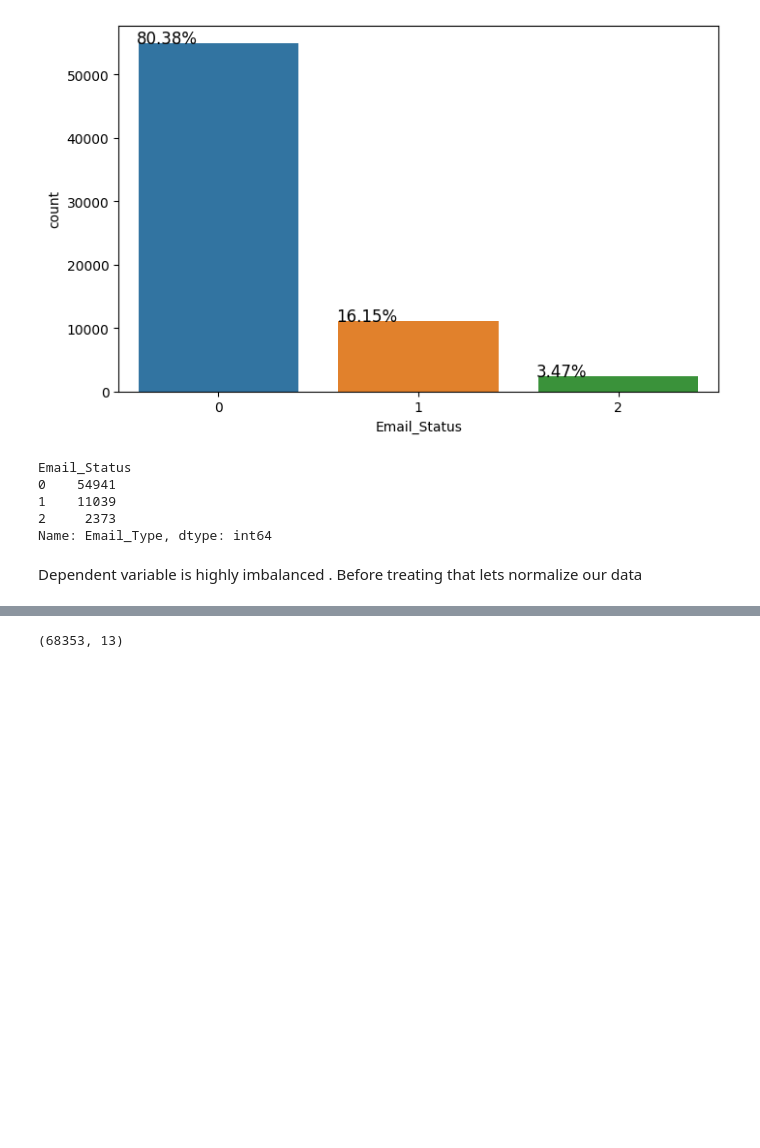
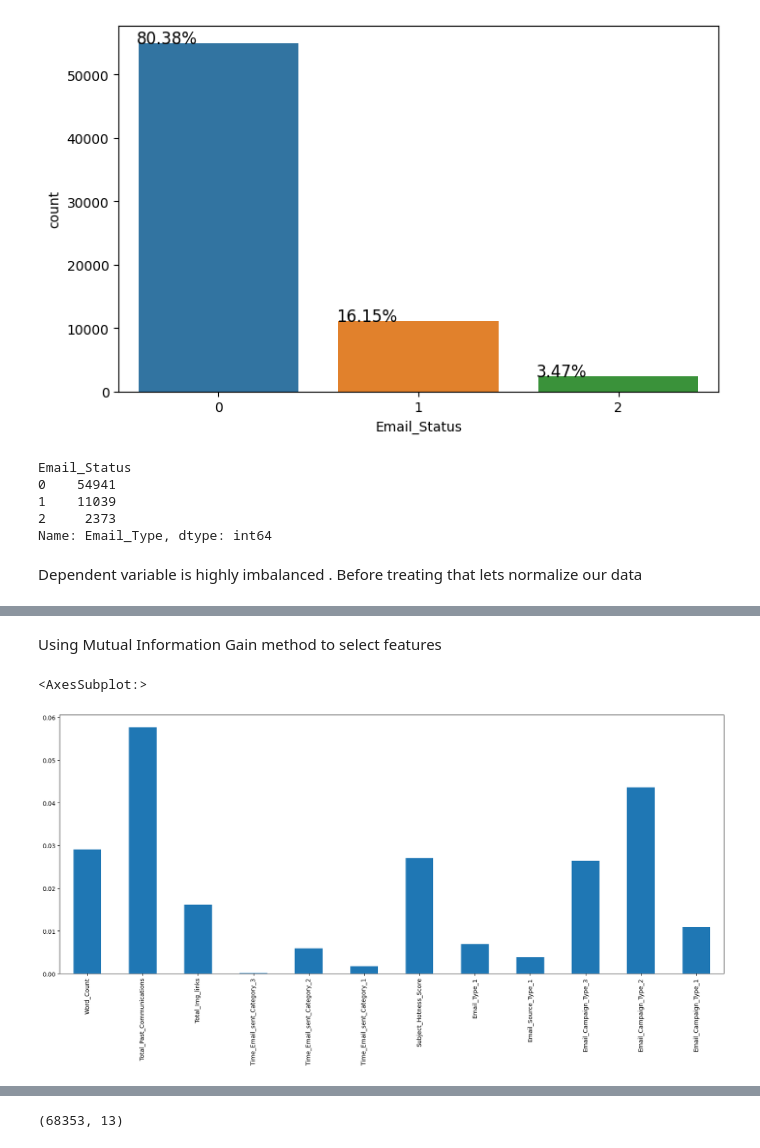
Before and after one commit to renukagore107/CAPSTONE-PROJECT-3--CLASSIFICATION, a Jupyter notebook: classification_data_email.ipynb, the cells around one changed output, grey strips where cells are left out. Cells and saved outputs as stored; diff of their text form; code cells hidden in the pictures; blank space fills up the shorter version.

```diff
--- a/classification_data_email.ipynb
+++ b/classification_data_email.ipynb
@@ -610,0 +642,11 @@ df.head(2)
+# %% [markdown]
+Using Mutual Information Gain method to select features
+# %%
+from sklearn.feature_selection import mutual_info_classif
+mutual_info_gain=mutual_info_classif(df.drop('Email_Status',axis=1),df['Email_Status'])
+mutual_info_gain=pd.Series(mutual_info_gain)
+mutual_info_gain.index=df.drop('Email_Status',axis=1).columns
+mutual_info_gain.sort_index(ascending=False).plot.bar(figsize=(20,8))
+# %% [output]
+<AxesSubplot:>
+[figure, added]
```
Also changed, not shown: parts of 41 cells of this notebook.
